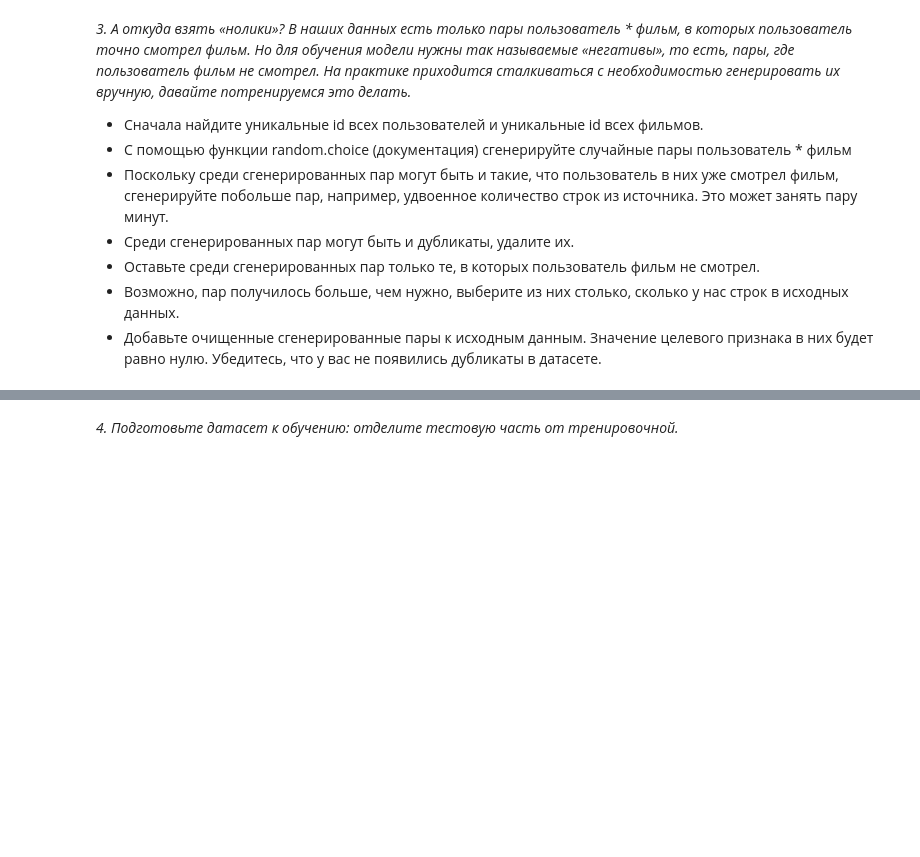
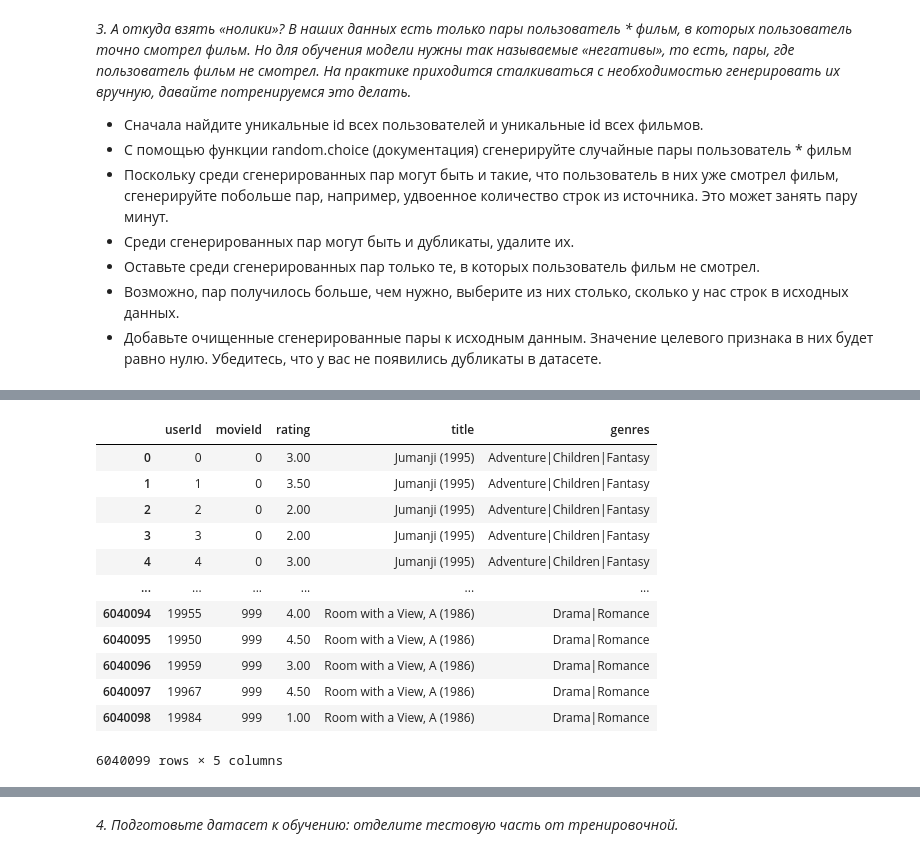
Before and after one commit to W1llAnn/1tdata-homework, a Jupyter notebook: 2.7 - homework.ipynb, the cells around one changed output, grey strips where cells are left out. Cells and saved outputs as stored; diff of their text form; code cells hidden in the pictures; blank space fills up the shorter version.

```diff
--- a/2.7 - homework.ipynb
+++ b/2.7 - homework.ipynb
@@ -47,0 +152,17 @@ hh
+# %%
+df = ratings.copy().drop(['timestamp', 'viewed'], axis='columns')
+df
+# %% [output]
+|  | userId | movieId | rating | title | genres |
+| 0 | 0 | 0 | 3.00 | Jumanji (1995) | Adventure|Children|Fantasy |
+| 1 | 1 | 0 | 3.50 | Jumanji (1995) | Adventure|Children|Fantasy |
+| 2 | 2 | 0 | 2.00 | Jumanji (1995) | Adventure|Children|Fantasy |
+| 3 | 3 | 0 | 2.00 | Jumanji (1995) | Adventure|Children|Fantasy |
+| 4 | 4 | 0 | 3.00 | Jumanji (1995) | Adventure|Children|Fantasy |
+| ... | ... | ... | ... | ... | ... |
+| 6040094 | 19955 | 999 | 4.00 | Room with a View, A (1986) | Drama|Romance |
+| 6040095 | 19950 | 999 | 4.50 | Room with a View, A (1986) | Drama|Romance |
+| 6040096 | 19959 | 999 | 3.00 | Room with a View, A (1986) | Drama|Romance |
+| 6040097 | 19967 | 999 | 4.50 | Room with a View, A (1986) | Drama|Romance |
+| 6040098 | 19984 | 999 | 1.00 | Room with a View, A (1986) | Drama|Romance |
+6040099 rows × 5 columns
```
Also changed, not shown: parts of 60 cells of this notebook, 3 other files.
